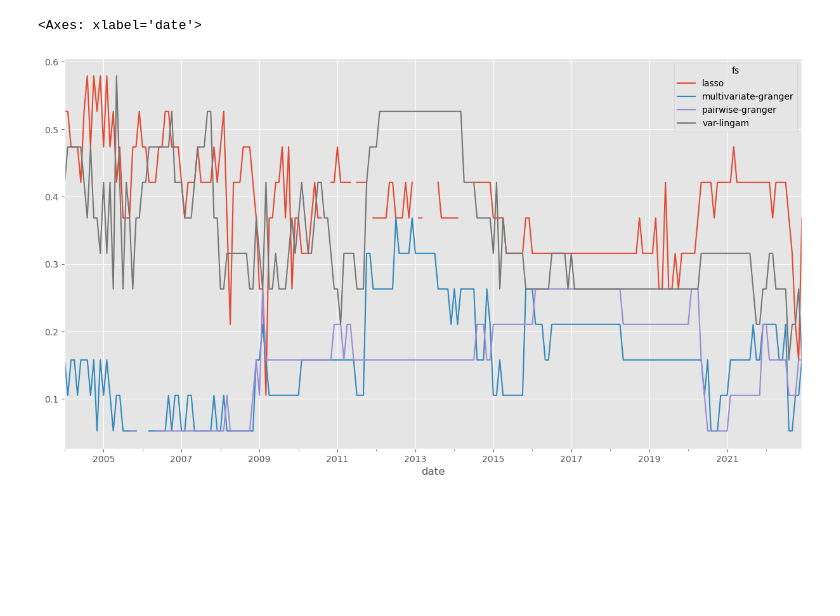
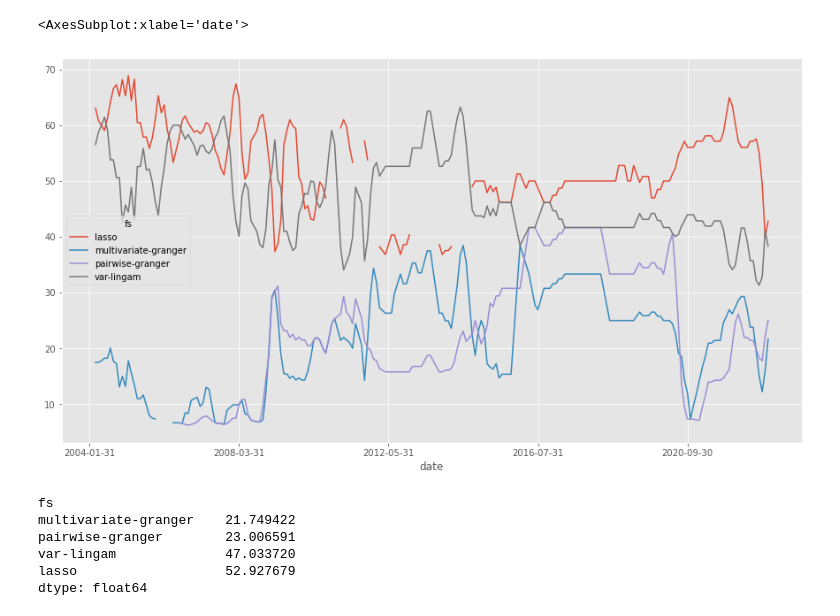
Before and after one commit to dcuoliveira/cml-fin, a Jupyter notebook: src/new_stability_measure.ipynb, the cells around one changed output. Drawn from its saved outputs; the diff is of its cells as text; code cells hidden in the pictures; blank space fills up the shorter version.

Commit message:
change stability measure

```diff
--- a/src/new_stability_measure.ipynb
+++ b/src/new_stability_measure.ipynb
@@ -132,5 +41,50 @@ individual_tot_df.groupby(["fs"])[["stability"]].mean().sort_values("stability",
+# %%
+ticker = "SPY"
+etf_df = all_parents_df[(all_parents_df["etf"] == ticker)]
+etf_df.loc[:, "date"] = [dtref.strftime("%Y-%m-%d") for dtref in etf_df["date"]]
+
+etf_df = etf_df.sort_values(by=["date"])
+
+sets_over_time = []
+for date in etf_df["date"].unique():
+    day = etf_df.loc[etf_df["date"] == date]
+
+    tot = 0
+    inter = set()
+    for fs in day["fs"].dropna().unique():
+        set_fs = set(list(day.loc[(day['fs'] == fs)]["cluster"].dropna()))
+        set_intersection = set(list(day["cluster"].dropna()))
+
+        intersection = set_fs.intersection(set_intersection)
+        jacard_adj = len(intersection) / len(set_intersection)
+
+        out = pd.DataFrame([{
+
+            "date": date,
+            "fs": fs,
+            "nominator": set_fs,
+            "denominator": set_intersection,
+            "jacard_adj": jacard_adj
+
+            }])
+
+        sets_over_time.append(out)
+sets_over_time_df = pd.concat(sets_over_time)
+sets_over_time_df["jacard_adj"] = sets_over_time_df["jacard_adj"] * 100
 # %%
-individual_tot_df.pivot_table(index="date", columns="fs", values="stability").plot(figsize=(15, 8))
+pivot_df = sets_over_time_df.pivot(index=["date"], columns=["fs"], values=["jacard_adj"])
+pivot_df.columns = pivot_df.columns.droplevel()
+
+pivot_df.rolling(window=3).mean().plot(figsize=(15, 8))
 # %% [output]
-<Axes: xlabel='date'>
+<AxesSubplot:xlabel='date'>
-[figure, old version]
+[figure, new version]
+# %%
+pivot_df.rolling(window=3).mean().mean().sort_values()
+# %% [output]
+fs
+multivariate-granger    21.749422
+pairwise-granger        23.006591
+var-lingam              47.033720
+lasso                   52.927679
+dtype: float64
```
Also changed, not shown: parts of 6 cells of this notebook.
